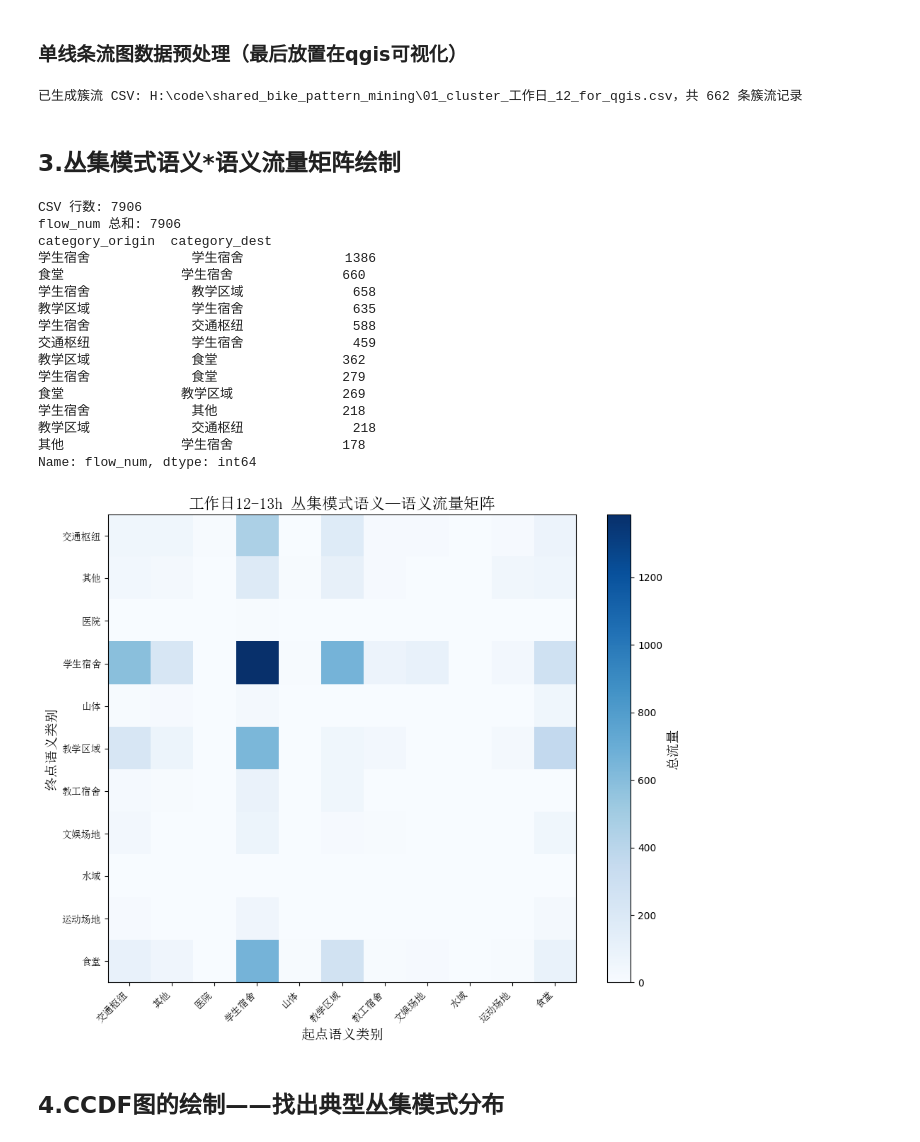
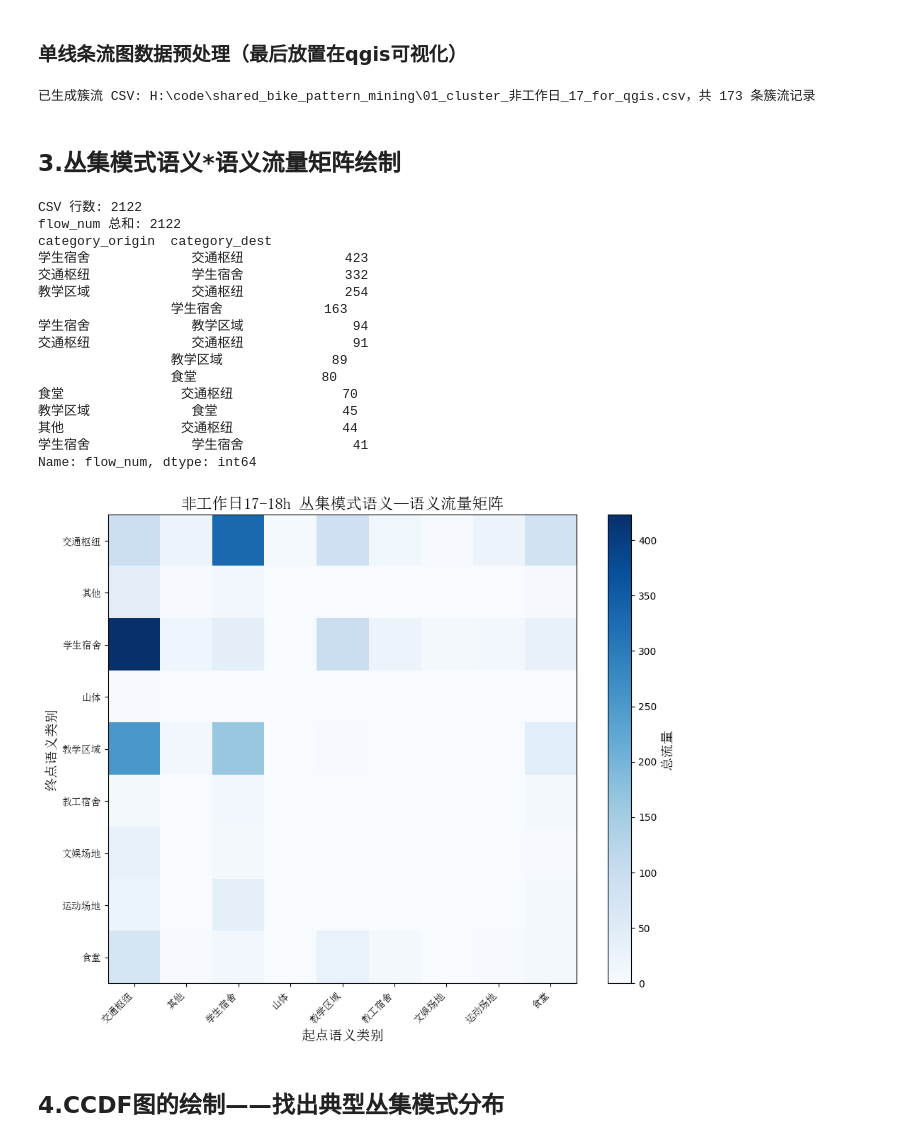
Before and after one commit to LinYuQi00/shared_bike_pattern_mining, a Jupyter notebook: 01_cluster_pattern_analysis.ipynb, the cells around one changed output. Saved outputs shown, nothing was run; the diff lists cells and outputs as text; code cells hidden in the pictures.

```diff
--- a/01_cluster_pattern_analysis.ipynb
+++ b/01_cluster_pattern_analysis.ipynb
@@ -307,11 +307,11 @@ def aggregate_cluster_flows_with_attrs(input_csv: str, output_csv: str):
     return cluster_flow
 # %%
 cluster_df = aggregate_cluster_flows_with_attrs(
-    input_csv=r"H:\code\shared_bike_pattern_mining\data\24_weekday_weekend_clusters\od_flow_cluster_工作日_12.csv",
-    output_csv=r"H:\code\shared_bike_pattern_mining\01_cluster_工作日_12_for_qgis.csv"
+    input_csv=r"H:\code\shared_bike_pattern_mining\data\24_weekday_weekend_clusters\od_flow_cluster_非工作日_17.csv",
+    output_csv=r"H:\code\shared_bike_pattern_mining\01_cluster_非工作日_17_for_qgis.csv"
 )
 # %% [output]
-已生成簇流 CSV: H:\code\shared_bike_pattern_mining\01_cluster_工作日_12_for_qgis.csv，共 662 条簇流记录
+已生成簇流 CSV: H:\code\shared_bike_pattern_mining\01_cluster_非工作日_17_for_qgis.csv，共 173 条簇流记录
 # %% [markdown]
 ## 3.丛集模式语义*语义流量矩阵绘制
 # %%
@@ -393,7 +393,7 @@ def plot_category_flow_matrix(
                     fontproperties=font_cn)
 
 
-    ax.set_title("工作日12-13h 丛集模式语义—语义流量矩阵", fontproperties=font_cn,fontsize=16)
+    ax.set_title("非工作日17-18h 丛集模式语义—语义流量矩阵", fontproperties=font_cn,fontsize=16)
     ax.set_xlabel("起点语义类别", fontproperties=font_cn,fontsize=14)
     ax.set_ylabel("终点语义类别", fontproperties=font_cn,fontsize=14)
 
@@ -406,26 +406,26 @@ def plot_category_flow_matrix(
 
     return fig
 # %%
-fig = plot_category_flow_matrix(r"H:\code\shared_bike_pattern_mining\data\24_weekday_weekend_clusters\od_flow_cluster_工作日_12.csv")
-fig.savefig("01_category_flow_matrix_12.png", dpi=500)
+fig = plot_category_flow_matrix(r"H:\code\shared_bike_pattern_mining\data\24_weekday_weekend_clusters\od_flow_cluster_非工作日_17.csv")
+fig.savefig("01_category_flow_matrix_17_weekend.png", dpi=500)
 # %% [output]
-CSV 行数: 7906
-flow_num 总和: 7906
+CSV 行数: 2122
+flow_num 总和: 2122
 category_origin  category_dest
-学生宿舍             学生宿舍             1386
-食堂               学生宿舍              660
-学生宿舍             教学区域              658
-教学区域             学生宿舍              635
-学生宿舍             交通枢纽              588
-交通枢纽             学生宿舍              459
-教学区域             食堂                362
-学生宿舍             食堂                279
-食堂               教学区域              269
-学生宿舍             其他                218
-教学区域             交通枢纽              218
-其他               学生宿舍              178
+学生宿舍             交通枢纽             423
+交通枢纽             学生宿舍             332
+教学区域             交通枢纽             254
+                 学生宿舍             163
+学生宿舍             教学区域              94
+交通枢纽             交通枢纽              91
+                 教学区域              89
+                 食堂                80
+食堂               交通枢纽              70
+教学区域             食堂                45
+其他               交通枢纽              44
+学生宿舍             学生宿舍              41
 Name: flow_num, dtype: int64
-[figure, old version]
+[figure, new version]
 # %% [markdown]
 ## 4.CCDF图的绘制——找出典型丛集模式分布
 # %%
```
Also changed, not shown: parts of 4 cells of this notebook, 10 other files.
